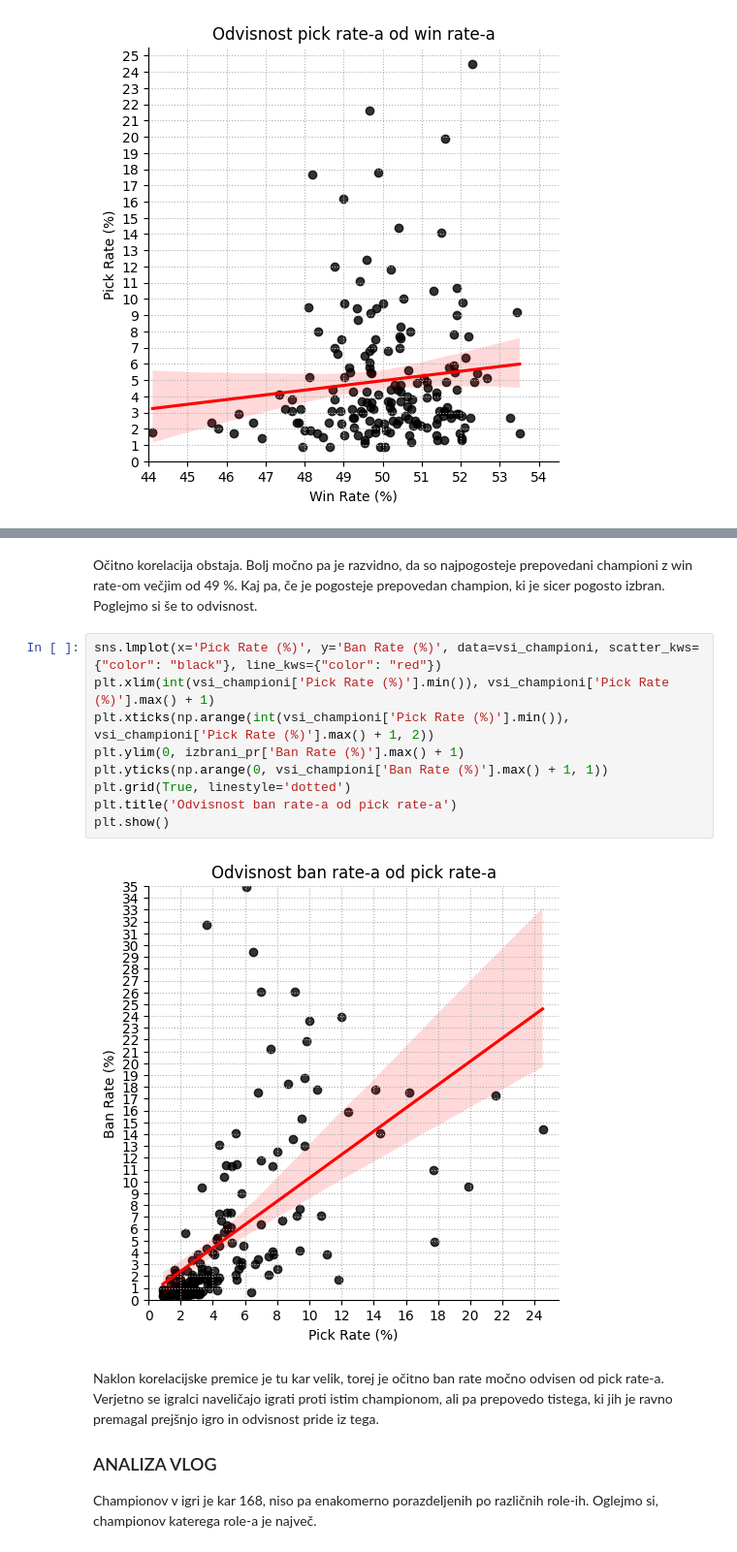
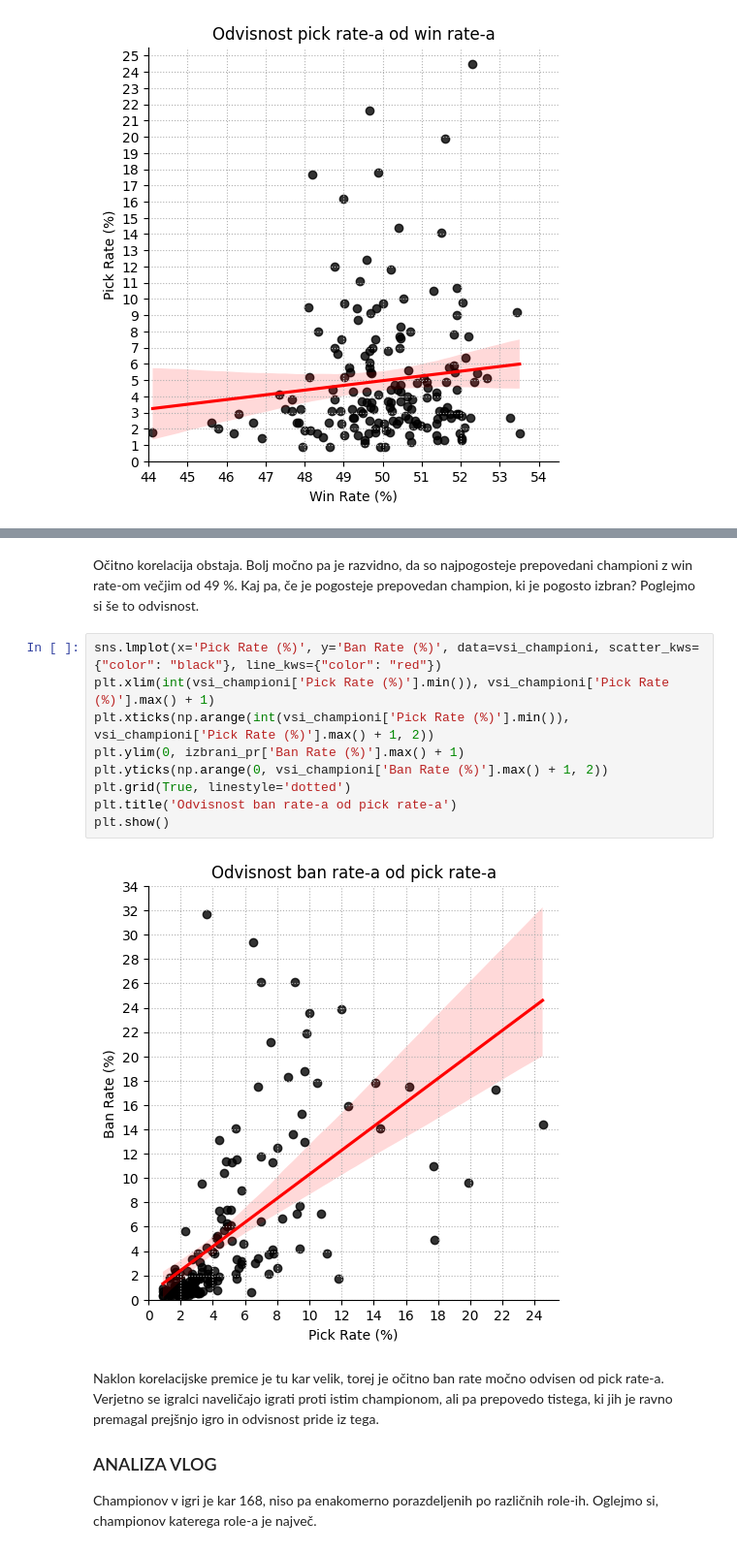
Before and after one commit to lovroklinc/Projektna_naloga, a Jupyter notebook: analiza_podatkov.ipynb, the cells around one changed output, grey strips where cells are left out. Shown: that part at 97% size. Cells and saved outputs as stored; diff of their text form.

```diff
--- a/analiza_podatkov.ipynb
+++ b/analiza_podatkov.ipynb
@@ -92,16 +92,16 @@ plt.show()
 # %% [markdown]
-Očitno korelacija obstaja. Bolj močno pa je razvidno, da so najpogosteje prepovedani championi z win rate-om večjim od 49 %. Kaj pa, če je pogosteje prepovedan champion, ki je sicer pogosto izbran. Poglejmo si še to odvisnost.
+Očitno korelacija obstaja. Bolj močno pa je razvidno, da so najpogosteje prepovedani championi z win rate-om večjim od 49 %. Kaj pa, če je pogosteje prepovedan champion, ki je pogosto izbran? Poglejmo si še to odvisnost.
 # %%
 sns.lmplot(x='Pick Rate (%)', y='Ban Rate (%)', data=vsi_championi, scatter_kws={"color": "black"}, line_kws={"color": "red"})
 plt.xlim(int(vsi_championi['Pick Rate (%)'].min()), vsi_championi['Pick Rate (%)'].max() + 1)
 plt.xticks(np.arange(int(vsi_championi['Pick Rate (%)'].min()), vsi_championi['Pick Rate (%)'].max() + 1, 2))
 plt.ylim(0, izbrani_pr['Ban Rate (%)'].max() + 1)
-plt.yticks(np.arange(0, vsi_championi['Ban Rate (%)'].max() + 1, 1))
+plt.yticks(np.arange(0, vsi_championi['Ban Rate (%)'].max() + 1, 2))
 plt.grid(True, linestyle='dotted')
 plt.title('Odvisnost ban rate-a od pick rate-a')
 plt.show()
 # %% [output]
-[figure, old version]
+[figure, new version]
 # %% [markdown]
 Naklon korelacijske premice je tu kar velik, torej je očitno ban rate močno odvisen od pick rate-a. Verjetno se igralci naveličajo igrati proti istim championom, ali pa prepovedo tistega, ki jih je ravno premagal prejšnjo igro in odvisnost pride iz tega.
 
```
Also changed, not shown: parts of 15 cells of this notebook.
